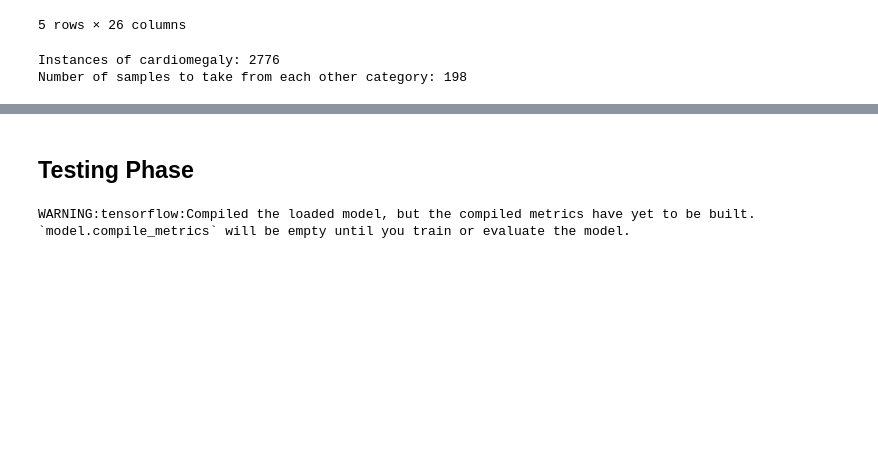
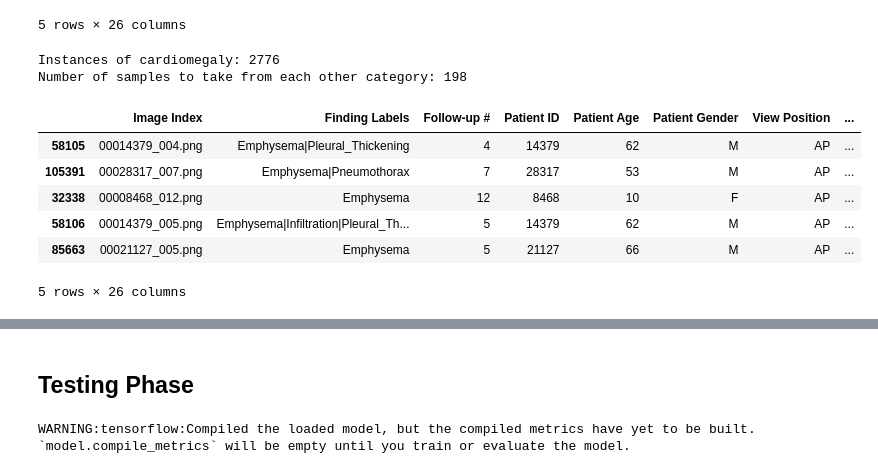
Before and after one commit to rachelwoodside/csci4155-chest-xray-model, a Jupyter notebook: cardiomegaly_only.ipynb, the cells around one changed output, grey strips where cells are left out. Drawn from its saved outputs; the diff is of its cells as text; code cells hidden in the pictures; blank space fills up the shorter version.

```diff
--- a/cardiomegaly_only.ipynb
+++ b/cardiomegaly_only.ipynb
@@ -147,33 +151,48 @@ hernia_sample = no_cardiomegaly[no_cardiomegaly["Hernia"] == 1].sample(sample_si
 
 # Infiltration
 infiltration_sample = no_cardiomegaly[no_cardiomegaly["Infiltration"] == 1].sample(sample_size, random_state=101)
 
 # Mass
 mass_sample = no_cardiomegaly[no_cardiomegaly["Mass"] == 1].sample(sample_size, random_state=101)
 
 # Nodule
 nodule_sample = no_cardiomegaly[no_cardiomegaly["Nodule"] == 1].sample(sample_size, random_state=101)
 
 # Atelectasis
 atelectasis_sample = no_cardiomegaly[no_cardiomegaly["Atelectasis"] == 1].sample(sample_size, random_state=101)
 
 # Pneumothorax
 pneumothorax_sample = no_cardiomegaly[no_cardiomegaly["Pneumothorax"] == 1].sample(sample_size, random_state=101)
 
 # Pleural_Thickening
 pleural_thickening_sample = no_cardiomegaly[no_cardiomegaly["Pleural_Thickening"] == 1].sample(sample_size, random_state=101)
 
 # Pneumonia
 pneumonia_sample = no_cardiomegaly[no_cardiomegaly["Pneumonia"] == 1].sample(sample_size, random_state=101)
 
 # Fibrosis
 fibrosis_sample = no_cardiomegaly[no_cardiomegaly["Fibrosis"] == 1].sample(sample_size, random_state=101)
 
 # Edema
 edema_sample = no_cardiomegaly[no_cardiomegaly["Edema"] == 1].sample(sample_size, random_state=101)
 
 # Consolidation
 consolidation_sample = no_cardiomegaly[no_cardiomegaly["Consolidation"] == 1].sample(sample_size, random_state=101)
+
+# Concatenate all samples together
+no_cardiomegaly_sample = pd.concat([emphysema_sample, effusion_sample, no_finding_sample, hernia_sample,
+                   infiltration_sample, mass_sample, nodule_sample, atelectasis_sample,
+                   pneumothorax_sample, pleural_thickening_sample, pneumonia_sample,
+                   fibrosis_sample, edema_sample, consolidation_sample])
+no_cardiomegaly_sample.head()
+# %% [output]
+|  | Image Index | Finding Labels | Follow-up # | Patient ID | Patient Age | Patient Gender | View Position | ... |
+| 58105 | 00014379_004.png | Emphysema|Pleural_Thickening | 4 | 14379 | 62 | M | AP | ... |
+| 105391 | 00028317_007.png | Emphysema|Pneumothorax | 7 | 28317 | 53 | M | AP | ... |
+| 32338 | 00008468_012.png | Emphysema | 12 | 8468 | 10 | F | AP | ... |
+| 58106 | 00014379_005.png | Emphysema|Infiltration|Pleural_Th... | 5 | 14379 | 62 | M | AP | ... |
+| 85663 | 00021127_005.png | Emphysema | 5 | 21127 | 66 | M | AP | ... |
+5 rows × 26 columns
 # %%
 # Depending on how we sample this, we may end up with duplicates
 # (e.g. a picture with "Atelectasis|Hernia|Infiltration|Mass|Nodule|Pneumothorax" gets sampled for both Atalectasis and Pneumothorax)
```
Also changed, not shown: parts of 29 cells of this notebook, 5 other files.
